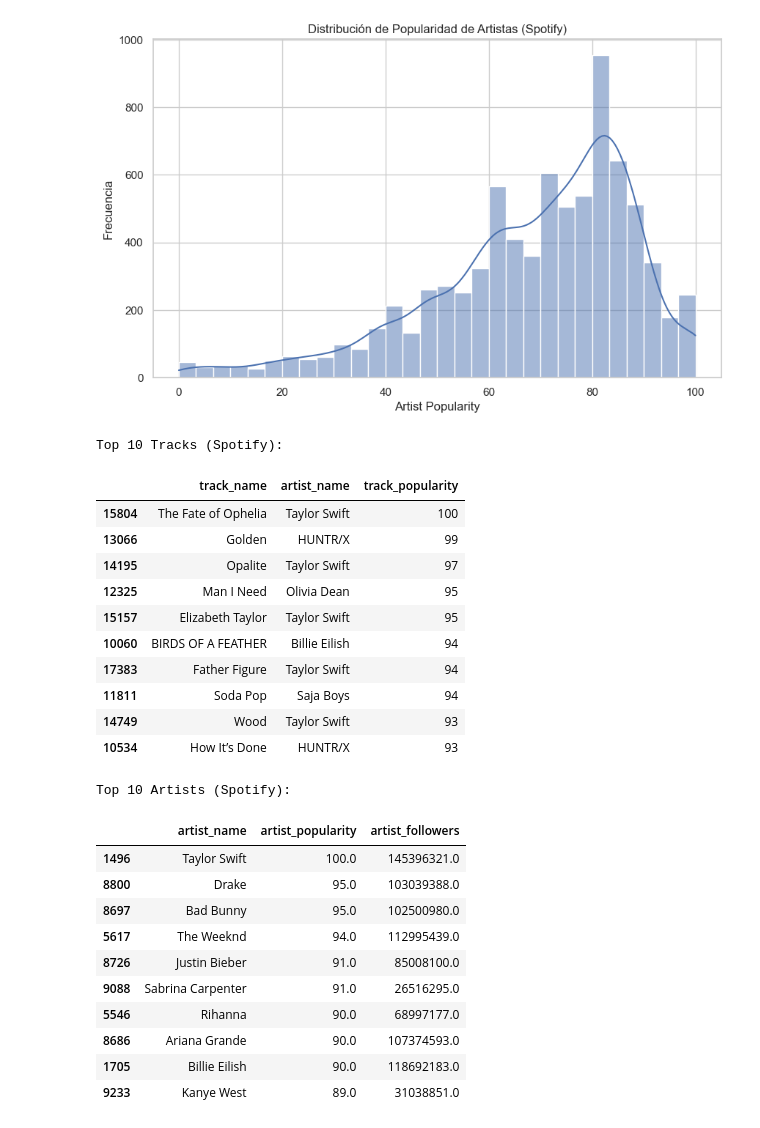
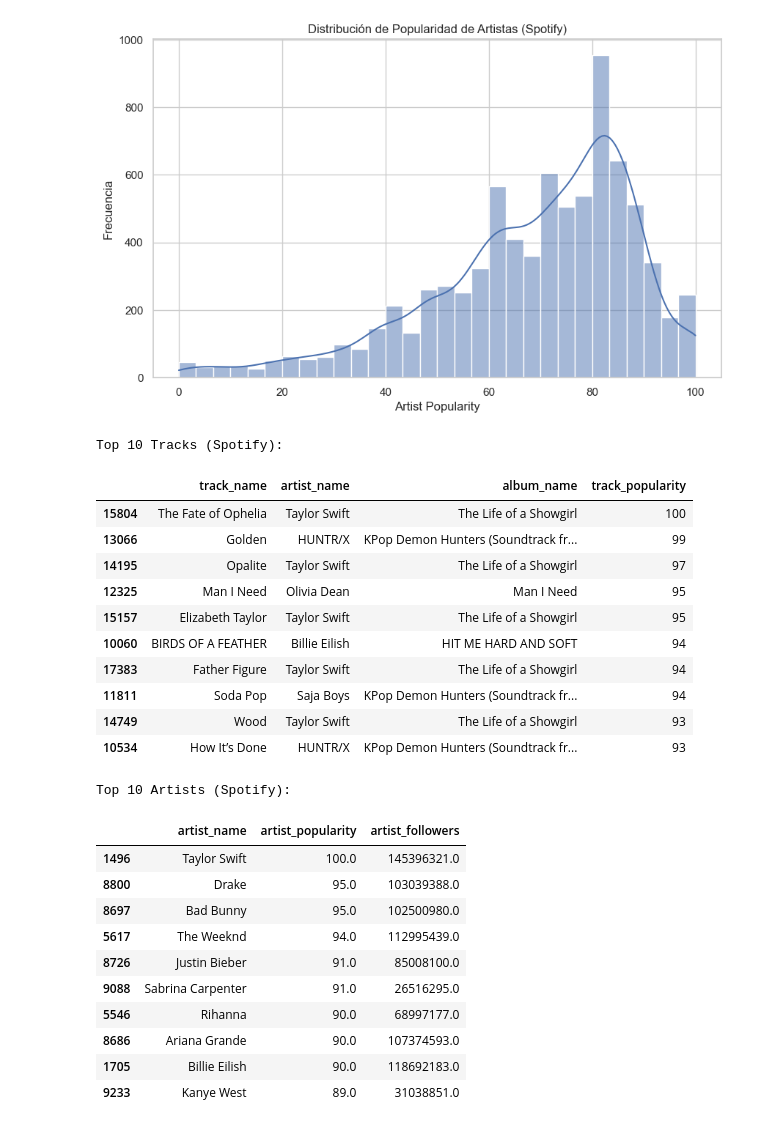
Before and after one commit to othats/SpotifyAnalytics2025, a Jupyter notebook: spotify.ipynb, the cells around one changed output. Cells and saved outputs as stored; diff of their text form; code cells hidden in the pictures.

```diff
--- a/spotify.ipynb
+++ b/spotify.ipynb
@@ -274,25 +274,25 @@ plt.show()
 # %%
 # Top 10 tracks y artistas
 top10_tracks = df_spotify.sort_values(by='track_popularity', ascending=False).head(10)
 top10_artists = df_spotify.drop_duplicates(subset='artist_name').sort_values(by='artist_popularity', ascending=False).head(10)
 
 print("Top 10 Tracks (Spotify):")
-display(top10_tracks[['track_name','artist_name','track_popularity']])
+display(top10_tracks[['track_name','artist_name','album_name','track_popularity']])
 print("\nTop 10 Artists (Spotify):")
 display(top10_artists[['artist_name','artist_popularity','artist_followers']])
 # %% [output]
 Top 10 Tracks (Spotify):
-|  | track_name | artist_name | track_popularity |
-| 15804 | The Fate of Ophelia | Taylor Swift | 100 |
-| 13066 | Golden | HUNTR/X | 99 |
-| 14195 | Opalite | Taylor Swift | 97 |
-| 12325 | Man I Need | Olivia Dean | 95 |
-| 15157 | Elizabeth Taylor | Taylor Swift | 95 |
-| 10060 | BIRDS OF A FEATHER | Billie Eilish | 94 |
-| 17383 | Father Figure | Taylor Swift | 94 |
-| 11811 | Soda Pop | Saja Boys | 94 |
-| 14749 | Wood | Taylor Swift | 93 |
-| 10534 | How It’s Done | HUNTR/X | 93 |
+|  | track_name | artist_name | album_name | track_popularity |
+| 15804 | The Fate of Ophelia | Taylor Swift | The Life of a Showgirl | 100 |
+| 13066 | Golden | HUNTR/X | KPop Demon Hunters (Soundtrack fr... | 99 |
+| 14195 | Opalite | Taylor Swift | The Life of a Showgirl | 97 |
+| 12325 | Man I Need | Olivia Dean | Man I Need | 95 |
+| 15157 | Elizabeth Taylor | Taylor Swift | The Life of a Showgirl | 95 |
+| 10060 | BIRDS OF A FEATHER | Billie Eilish | HIT ME HARD AND SOFT | 94 |
+| 17383 | Father Figure | Taylor Swift | The Life of a Showgirl | 94 |
+| 11811 | Soda Pop | Saja Boys | KPop Demon Hunters (Soundtrack fr... | 94 |
+| 14749 | Wood | Taylor Swift | The Life of a Showgirl | 93 |
+| 10534 | How It’s Done | HUNTR/X | KPop Demon Hunters (Soundtrack fr... | 93 |
 Top 10 Artists (Spotify):
 |  | artist_name | artist_popularity | artist_followers |
 | 1496 | Taylor Swift | 100.0 | 145396321.0 |
```
Also changed, not shown: parts of 16 cells of this notebook.
